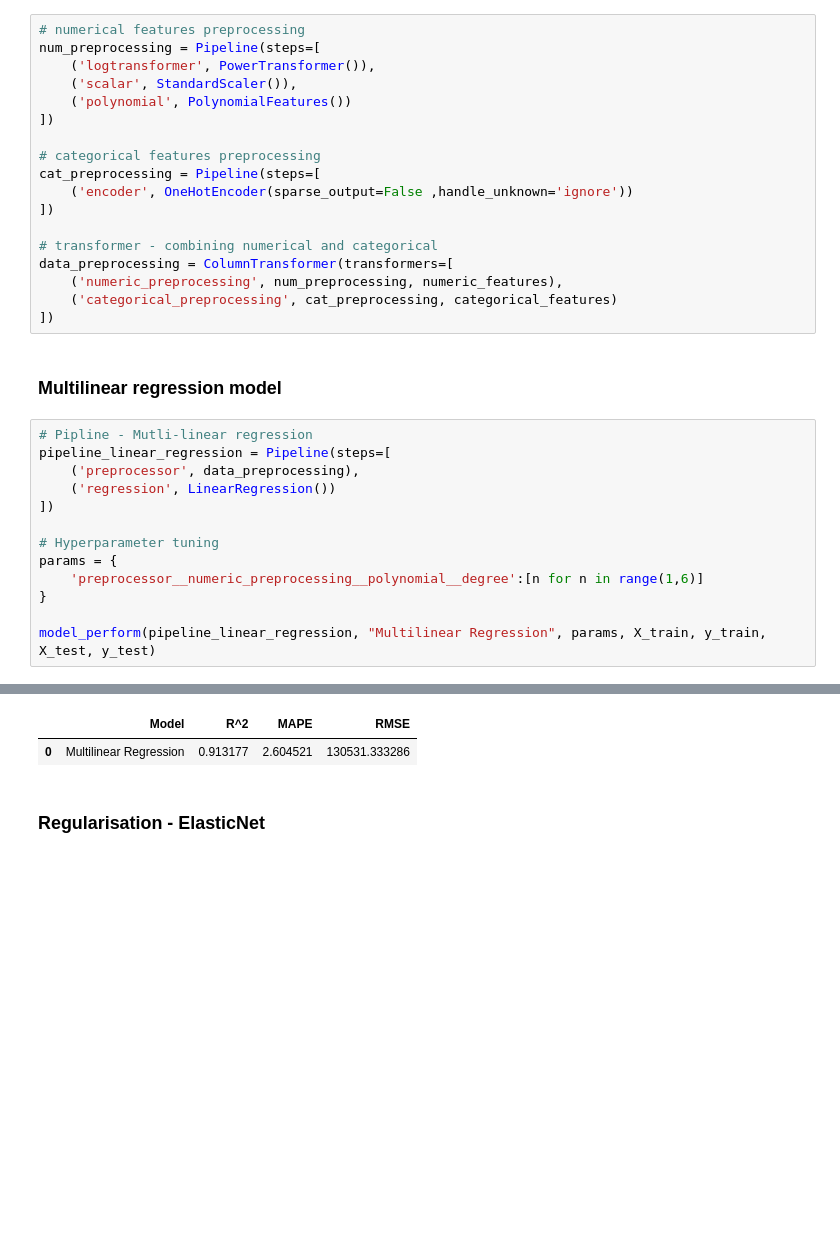
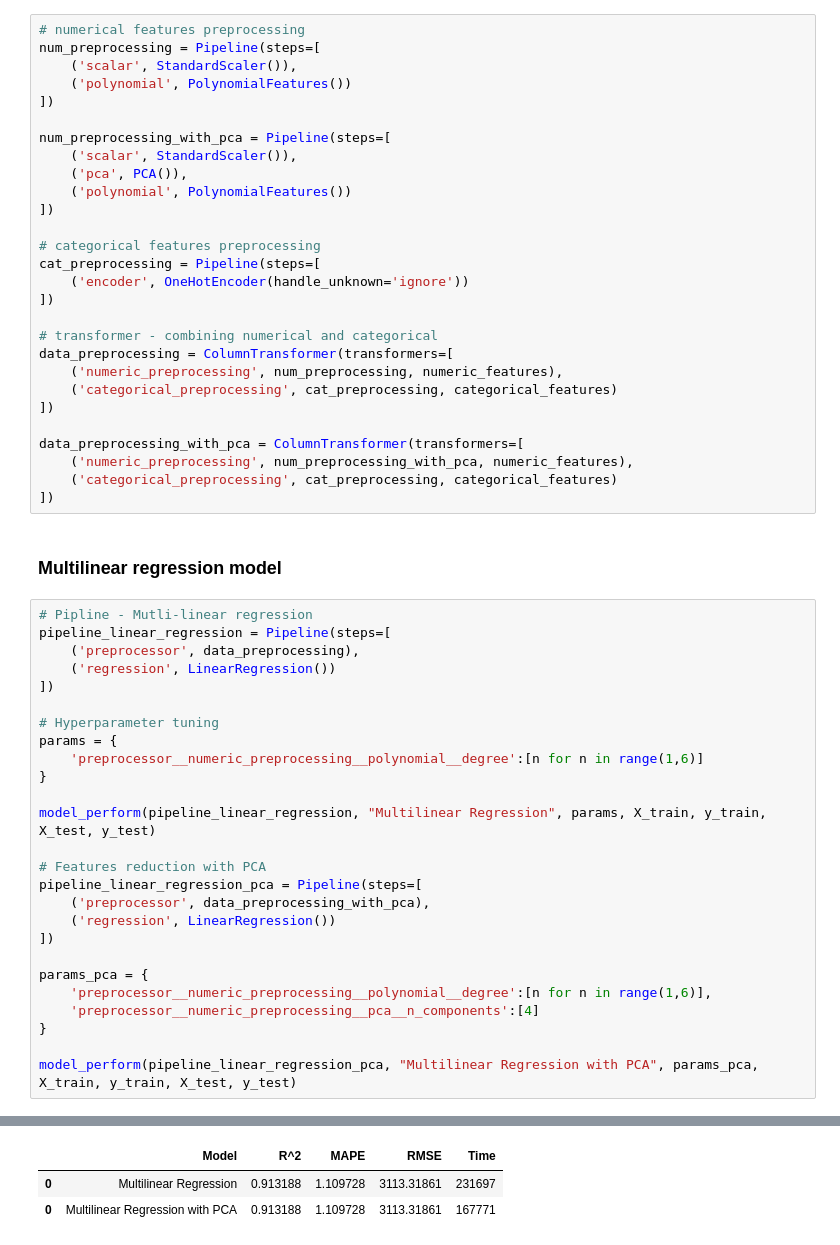
Before and after one commit to ania293/Multiple_Linear_Regression_Bike_Sharing, a Jupyter notebook: bike_sharing.ipynb, the cells around one changed output, grey strips where cells are left out. Cells and saved outputs as stored; diff of their text form; blank space fills up the shorter version.

```diff
--- a/bike_sharing.ipynb
+++ b/bike_sharing.ipynb
@@ -393,14 +395,19 @@ y: (731, 1)
 # %%
 # numerical features preprocessing
 num_preprocessing = Pipeline(steps=[
-    ('logtransformer', PowerTransformer()),
     ('scalar', StandardScaler()),
+    ('polynomial', PolynomialFeatures())
+])
+
+num_preprocessing_with_pca = Pipeline(steps=[
+    ('scalar', StandardScaler()),
+    ('pca', PCA()),
     ('polynomial', PolynomialFeatures())
 ])
 
 # categorical features preprocessing
 cat_preprocessing = Pipeline(steps=[
-    ('encoder', OneHotEncoder(sparse_output=False ,handle_unknown='ignore'))
+    ('encoder', OneHotEncoder(handle_unknown='ignore'))
 ])
 
 # transformer - combining numerical and categorical
@@ -408,6 +415,11 @@ data_preprocessing = ColumnTransformer(transformers=[
     ('numeric_preprocessing', num_preprocessing, numeric_features),
     ('categorical_preprocessing', cat_preprocessing, categorical_features)
 ])
+
+data_preprocessing_with_pca = ColumnTransformer(transformers=[
+    ('numeric_preprocessing', num_preprocessing_with_pca, numeric_features),
+    ('categorical_preprocessing', cat_preprocessing, categorical_features)
+])
 # %% [markdown]
 ### Multilinear regression model
 # %%
@@ -423,5 +435,18 @@ params = {
 }
 
 model_perform(pipeline_linear_regression, "Multilinear Regression", params, X_train, y_train, X_test, y_test)
+
+# Features reduction with PCA
+pipeline_linear_regression_pca = Pipeline(steps=[
+    ('preprocessor', data_preprocessing_with_pca),
+    ('regression', LinearRegression())
+])
+
+params_pca = {
+    'preprocessor__numeric_preprocessing__polynomial__degree':[n for n in range(1,6)],
+    'preprocessor__numeric_preprocessing__pca__n_components':[4]
+}
+
+model_perform(pipeline_linear_regression_pca, "Multilinear Regression with PCA", params_pca, X_train, y_train, X_test, y_test)
 # %% [output]
 Best hyperparameters: {'preprocessor__numeric_preprocessing__polynomial__degree': 3}
@@ -428,4 +455,3 @@ Best hyperparameters: {'preprocessor__numeric_preprocessing__polynomial__degree'
-|  | Model | R^2 | MAPE | RMSE |
-| 0 | Multilinear Regression | 0.913177 | 2.604521 | 130531.333286 |
+|  | Model | R^2 | MAPE | RMSE | Time |
+| 0 | Multilinear Regression | 0.913188 | 1.109728 | 3113.31861 | 231697 |
+| 0 | Multilinear Regression with PCA | 0.913188 | 1.109728 | 3113.31861 | 167771 |
-# %% [markdown]
-### Regularisation - ElasticNet
```
Also changed, not shown: parts of 8 cells of this notebook, 1 other file.
